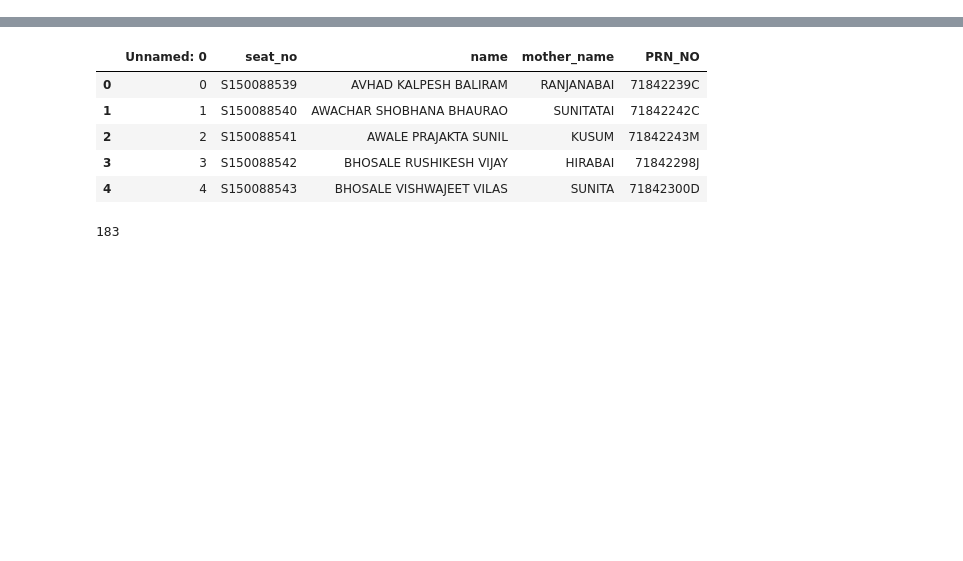
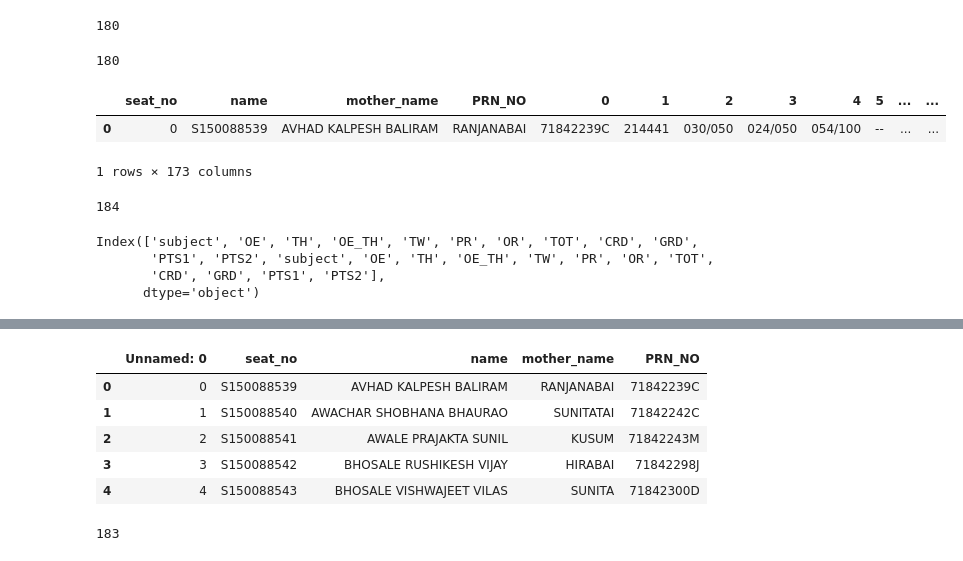
Before and after one commit to Suraj1089/SPPU-Result-Convertor, a Jupyter notebook: data_analysis.ipynb, the cells around one changed output, grey strips where cells are left out. Drawn from its saved outputs; the diff is of its cells as text; code cells hidden in the pictures; blank space fills up the shorter version.

```diff
--- a/data_analysis.ipynb
+++ b/data_analysis.ipynb
@@ -7,0 +70,19 @@ a3 = pd.read_csv('subject_214443.csv')
+# %%
+len(t_list)
+# %% [output]
+180
+# %%
+yy = [i for i in range(0,180)]
+len(yy)
+# %% [output]
+180
+# %%
+g = pd.read_csv('final_students.csv',names=rr)
+# %%
+g.head(
+    1
+)
+# %% [output]
+|  | seat_no | name | mother_name | PRN_NO | 0 | 1 | 2 | 3 | 4 | 5 | ... | ... |
+| 0 | 0 | S150088539 | AVHAD KALPESH BALIRAM | RANJANABAI | 71842239C | 214441 | 030/050 | 024/050 | 054/100 | -- | ... | ... |
+1 rows × 173 columns
@@ -7,0 +95,11 @@ a3 = pd.read_csv('subject_214443.csv')
+# %%
+g
+# %% [output]
+184
+# %%
+cols
+# %% [output]
+Index(['subject', 'OE', 'TH', 'OE_TH', 'TW', 'PR', 'OR', 'TOT', 'CRD', 'GRD',
+       'PTS1', 'PTS2', 'subject', 'OE', 'TH', 'OE_TH', 'TW', 'PR', 'OR', 'TOT',
+       'CRD', 'GRD', 'PTS1', 'PTS2'],
+      dtype='object')
```
Also changed, not shown: parts of 39 cells of this notebook, 18 other files.
